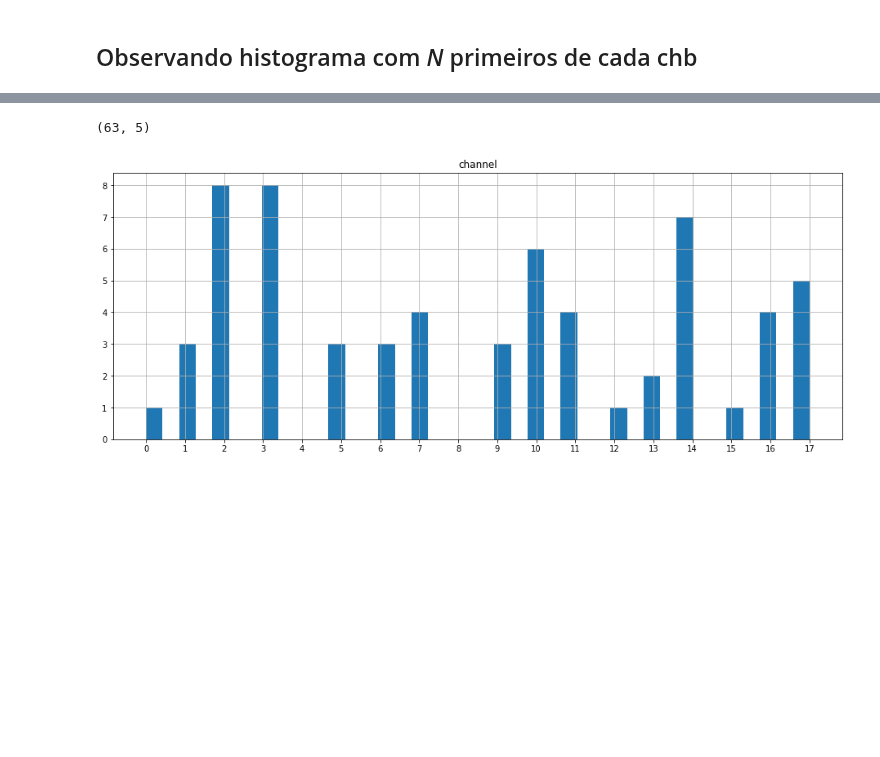
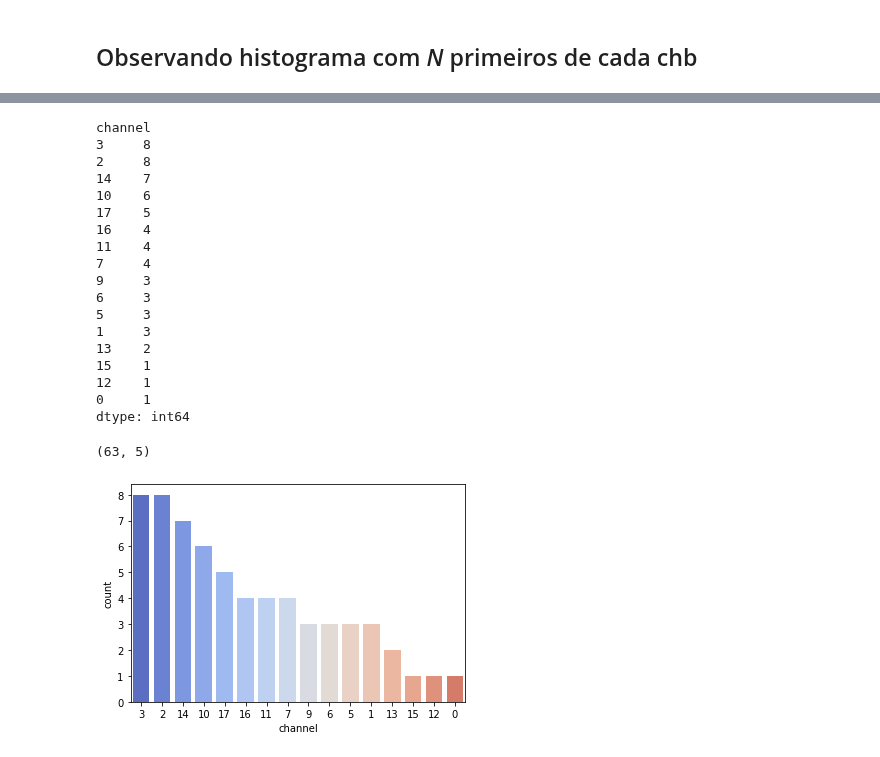
Before and after one commit to newtmagalhaes/Machine-Learning, a Jupyter notebook: ML/f02-chb/02-ranks.ipynb, the cells around one changed output, grey strips where cells are left out. Drawn from its saved outputs; the diff is of its cells as text; code cells hidden in the pictures; blank space fills up the shorter version.

```diff
--- a/ML/f02-chb/02-ranks.ipynb
+++ b/ML/f02-chb/02-ranks.ipynb
@@ -93,11 +360,34 @@ rank_top6_DF.shape
 # %%
 top3_per_dataframe_list = [top3.sort_values(by='mean', ascending=False).head(3) for top3 in dataframe_list]
 
 rank_top3_DF = pd.concat(top3_per_dataframe_list, ignore_index=True)
 
-rank_top3_DF.hist(column='channel', bins=40, figsize=(16, 6))[0, 0].set_xticks(range(18))
-
+print(rank_top3_DF.value_counts(subset='channel'))
+sns.countplot(
+    data=rank_top3_DF,
+    x='channel',
+    palette=sns.color_palette('coolwarm', 18),
+    order=rank_top3_DF.value_counts('channel').index
+)
 rank_top3_DF.shape
 # %% [output]
-(63, 5)
+channel
+3     8
+2     8
+14    7
+10    6
+17    5
+16    4
+11    4
+7     4
+9     3
+6     3
+5     3
+1     3
+13    2
+15    1
+12    1
+0     1
+dtype: int64
+(63, 5)
-[figure, old version]
+[figure, new version]
```
Also changed, not shown: parts of 10 cells of this notebook.
